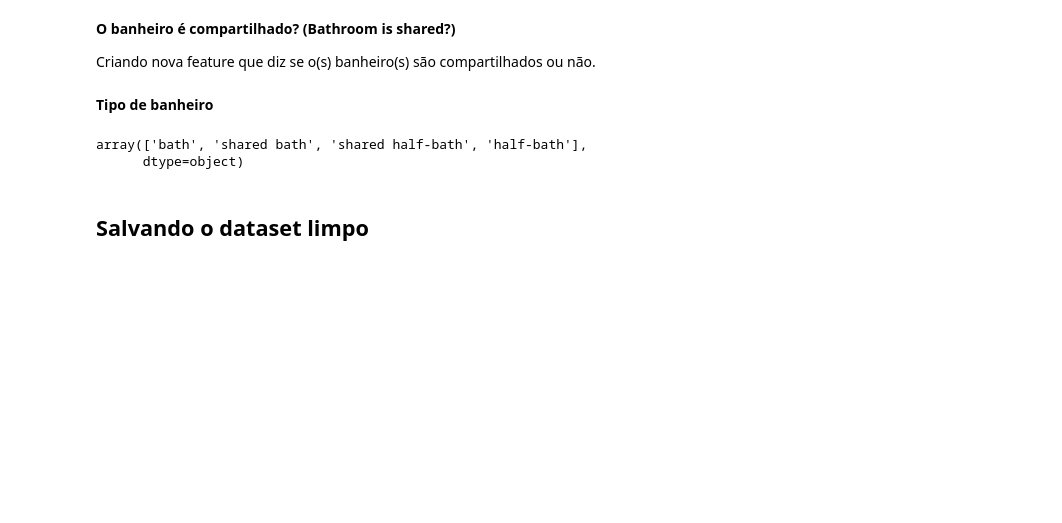
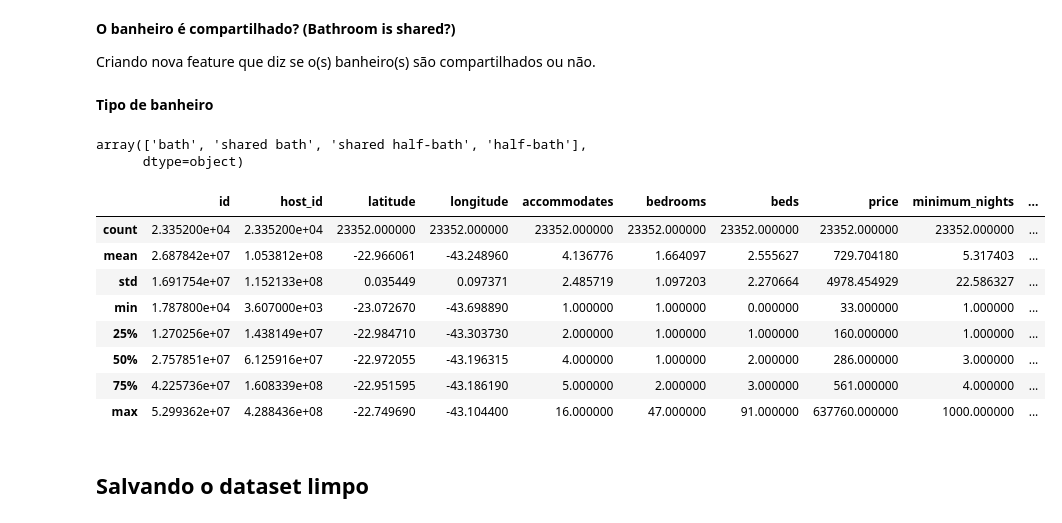
Before and after one commit to Gabrielle-Ribeiro/airbnb-rio, a Jupyter notebook: Tratamento de Dados.ipynb, the cells around one changed output. Drawn from its saved outputs; the diff is of its cells as text; code cells hidden in the pictures; blank space fills up the shorter version.

```diff
--- a/Tratamento de Dados.ipynb
+++ b/Tratamento de Dados.ipynb
@@ -381,3 +381,15 @@ df['bathrooms_type'].unique()
 # %% [output]
 array(['bath', 'shared bath', 'shared half-bath', 'half-bath'],
       dtype=object)
+# %%
+df.describe()
+# %% [output]
+|  | id | host_id | latitude | longitude | accommodates | bedrooms | beds | price | minimum_nights | ... |
+| count | 2.335200e+04 | 2.335200e+04 | 23352.000000 | 23352.000000 | 23352.000000 | 23352.000000 | 23352.000000 | 23352.000000 | 23352.000000 | ... |
+| mean | 2.687842e+07 | 1.053812e+08 | -22.966061 | -43.248960 | 4.136776 | 1.664097 | 2.555627 | 729.704180 | 5.317403 | ... |
+| std | 1.691754e+07 | 1.152133e+08 | 0.035449 | 0.097371 | 2.485719 | 1.097203 | 2.270664 | 4978.454929 | 22.586327 | ... |
+| min | 1.787800e+04 | 3.607000e+03 | -23.072670 | -43.698890 | 1.000000 | 1.000000 | 0.000000 | 33.000000 | 1.000000 | ... |
+| 25% | 1.270256e+07 | 1.438149e+07 | -22.984710 | -43.303730 | 2.000000 | 1.000000 | 1.000000 | 160.000000 | 1.000000 | ... |
+| 50% | 2.757851e+07 | 6.125916e+07 | -22.972055 | -43.196315 | 4.000000 | 1.000000 | 2.000000 | 286.000000 | 3.000000 | ... |
+| 75% | 4.225736e+07 | 1.608339e+08 | -22.951595 | -43.186190 | 5.000000 | 2.000000 | 3.000000 | 561.000000 | 4.000000 | ... |
+| max | 5.299362e+07 | 4.288436e+08 | -22.749690 | -43.104400 | 16.000000 | 47.000000 | 91.000000 | 637760.000000 | 1000.000000 | ... |
```
Also changed, not shown: parts of 3 cells of this notebook.
